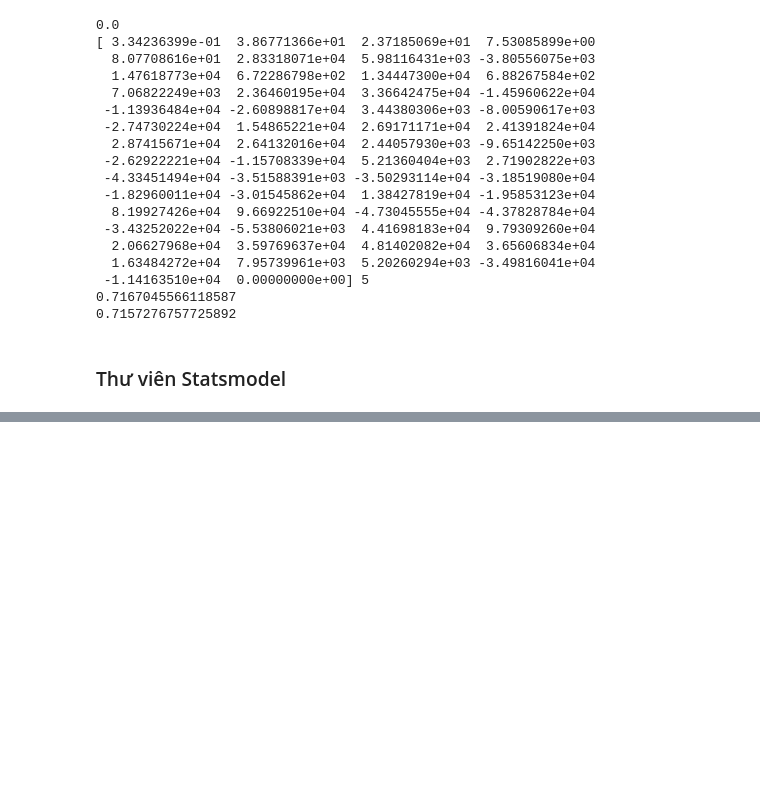
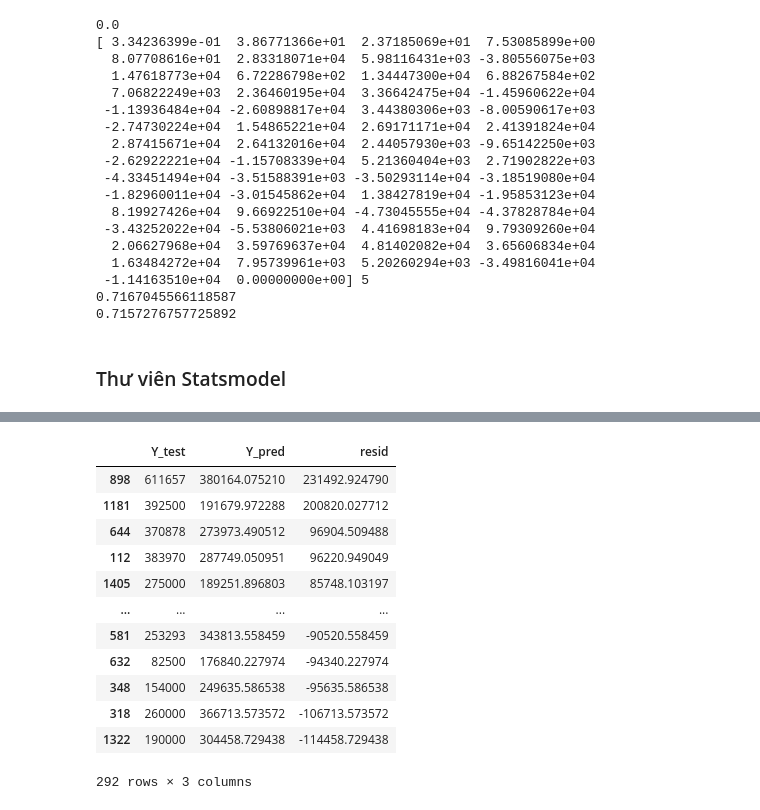
Before and after one commit to codedaoneu/securities_loader, a Jupyter notebook: visualize/Hồi quy đa biến.ipynb, the cells around one changed output, grey strips where cells are left out. Cells and saved outputs as stored; diff of their text form; code cells hidden in the pictures; blank space fills up the shorter version.

```diff
--- a/visualize/Hồi quy đa biến.ipynb
+++ b/visualize/Hồi quy đa biến.ipynb
@@ -245,0 +278,18 @@ Y_pred = res.predict(X_test)
+# %%
+test_result.columns = ["Y_test", "Y_pred"]
+test_result["resid"] = test_result["Y_test"] - test_result["Y_pred"]
+test_result.sort_values(by="resid", ascending=False)
+# %% [output]
+|  | Y_test | Y_pred | resid |
+| 898 | 611657 | 380164.075210 | 231492.924790 |
+| 1181 | 392500 | 191679.972288 | 200820.027712 |
+| 644 | 370878 | 273973.490512 | 96904.509488 |
+| 112 | 383970 | 287749.050951 | 96220.949049 |
+| 1405 | 275000 | 189251.896803 | 85748.103197 |
+| ... | ... | ... | ... |
+| 581 | 253293 | 343813.558459 | -90520.558459 |
+| 632 | 82500 | 176840.227974 | -94340.227974 |
+| 348 | 154000 | 249635.586538 | -95635.586538 |
+| 318 | 260000 | 366713.573572 | -106713.573572 |
+| 1322 | 190000 | 304458.729438 | -114458.729438 |
+292 rows × 3 columns
```
Also changed, not shown: parts of 7 cells of this notebook.
